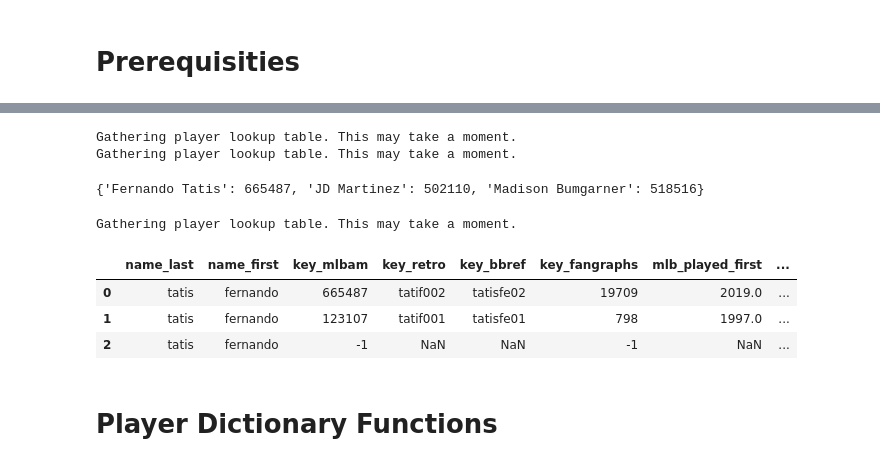
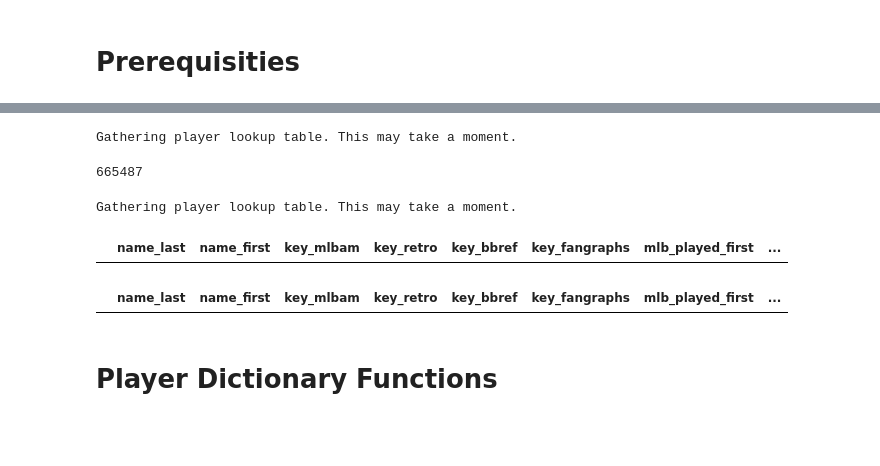
Before and after one commit to lukedesando/Beat-The-Streak, a Jupyter notebook: baseball.ipynb, the cells around one changed output, grey strips where cells are left out. Saved outputs shown, nothing was run; the diff lists cells and outputs as text; code cells hidden in the pictures; blank space fills up the shorter version.

```diff
--- a/baseball.ipynb
+++ b/baseball.ipynb
@@ -115,30 +129,36 @@ PlayerName = "Fernando Tatis"
 PlayerFirstName,PlayerLastName=PlayerName.split(" ")
 Get_Key_MLBAM(PlayerName)
 
-Add_To_MLBID_Dictionary(PlayerName)
-MLB_Players_MLB_ID_Dict
+# Add_To_MLBID_Dictionary(PlayerName)
+# MLB_Players_MLB_ID_Dict
 # %% [output]
 Gathering player lookup table. This may take a moment.
-Gathering player lookup table. This may take a moment.
-{'Fernando Tatis': 665487, 'JD Martinez': 502110, 'Madison Bumgarner': 518516}
+665487
 # %%
 # Add to MLBID Dict Test
 
-PlayerName = "Fernando Tatis"
+PlayerName = "Ohtani Shohei"
 #Add_To_MLBID_Dictionary(PlayerName)
 #Get_Key_MLBAM(PlayerName)
 PlayerFirstName,PlayerLastName=PlayerName.split(" ")
 Player_Dataframe = playerid_lookup(PlayerLastName,PlayerFirstName)
 Player_Dataframe = Player_Dataframe.sort_values("mlb_played_last",na_position='last',ascending=False).reset_index(drop=True)
+# Player_Dataframe.to_excel("PlayerKeys.xlsx")
 Player_Dataframe
 #MLB_Players_MLB_ID_Dict
 #We want return: 665487
 # %% [output]
 Gathering player lookup table. This may take a moment.
 |  | name_last | name_first | key_mlbam | key_retro | key_bbref | key_fangraphs | mlb_played_first | ... |
-| 0 | tatis | fernando | 665487 | tatif002 | tatisfe02 | 19709 | 2019.0 | ... |
-| 1 | tatis | fernando | 123107 | tatif001 | tatisfe01 | 798 | 1997.0 | ... |
-| 2 | tatis | fernando | -1 | NaN | NaN | -1 | NaN | ... |
+# %%
+fg_ids = [826, 5417, 210, 1101]
+espn_ids = Get_Probable_Pitchers(Today, Today)
+
+# find their names and ids from other data sources
+data = playerid_reverse_lookup(list(espn_ids["espn_id"]), key_type='fangraphs')
+data
+# %% [output]
+|  | name_last | name_first | key_mlbam | key_retro | key_bbref | key_fangraphs | mlb_played_first | ... |
 # %%
 # Player IDs key_mlbam
 # Really Need an Automated List - Fixing at the Moment
```
Also changed, not shown: parts of 13 cells of this notebook, 1 other file.
